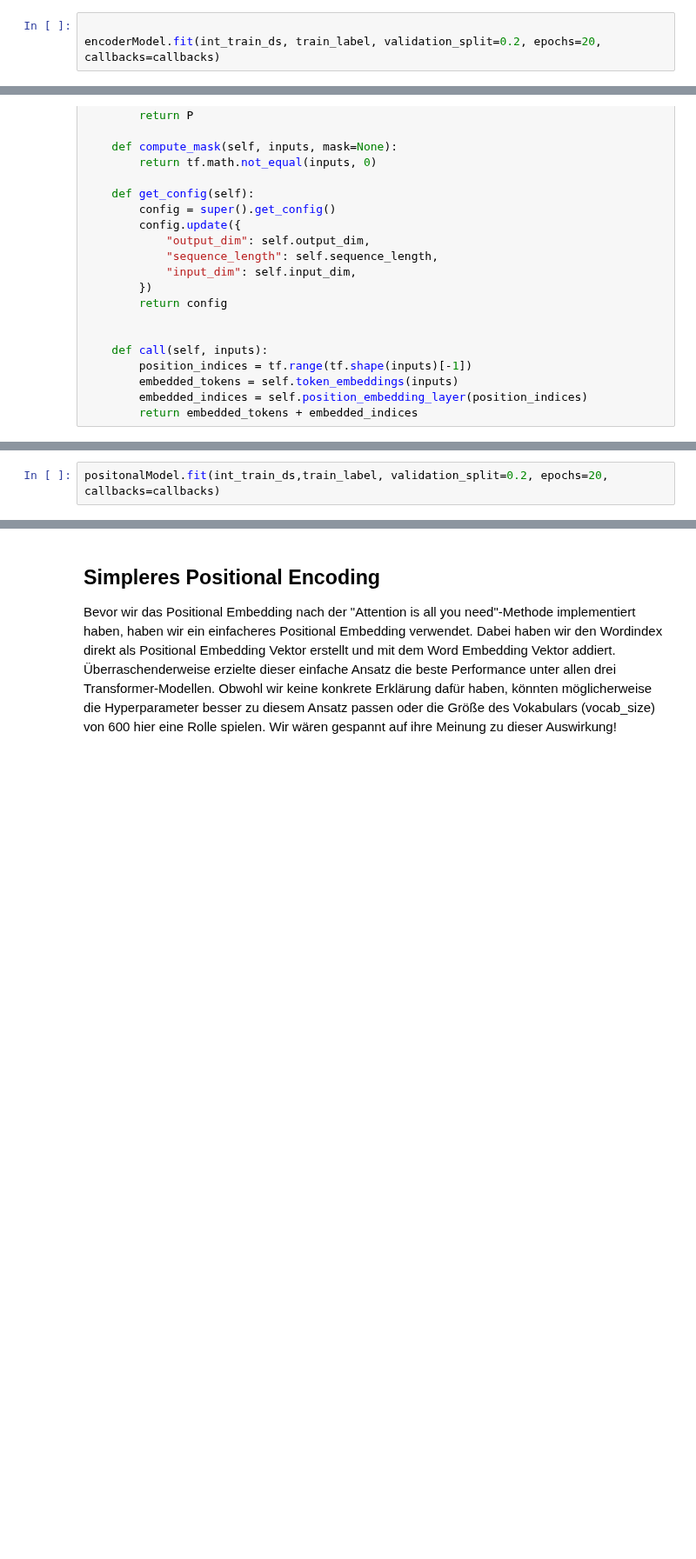
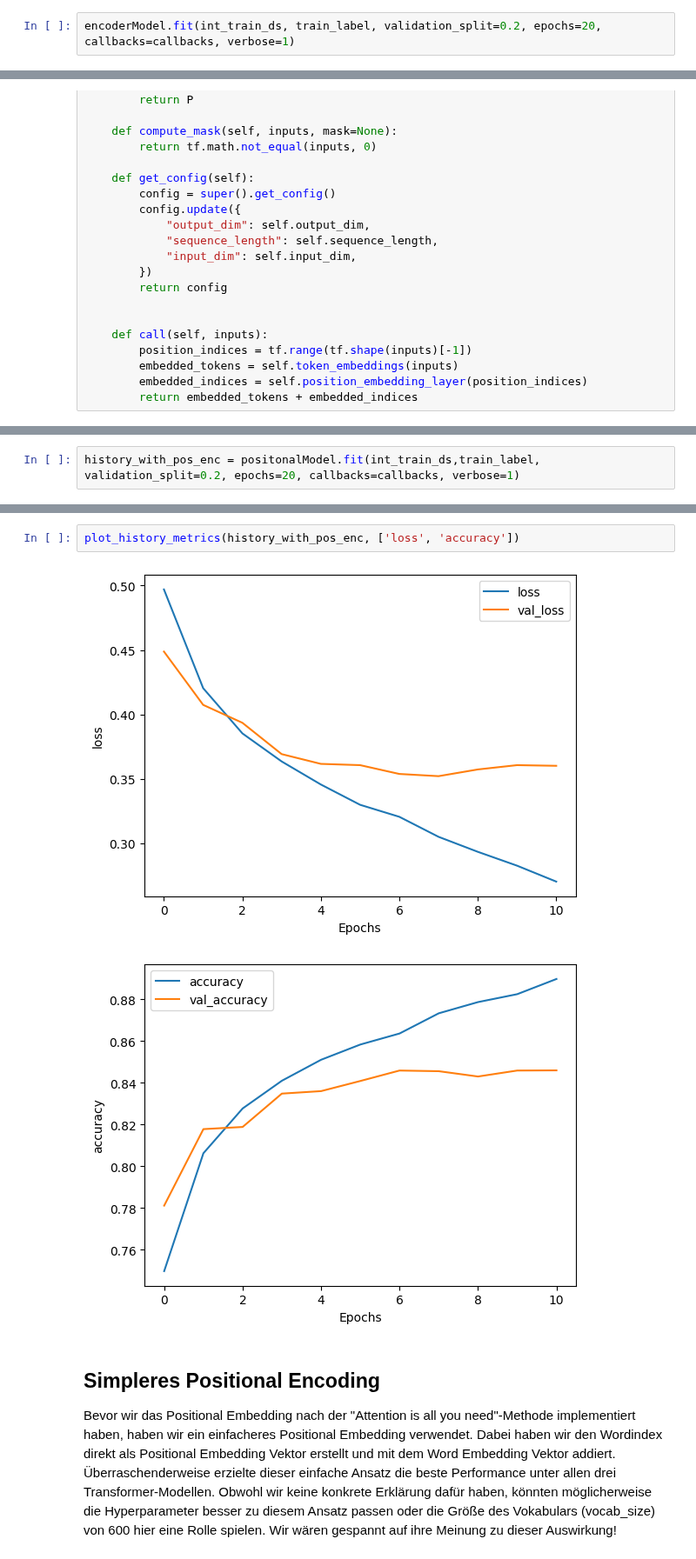
Before and after one commit to MaltePetersen/Sentiment-Analyse, a Jupyter notebook: 5.transformer.ipynb, the cells around one changed output, grey strips where cells are left out. Shown at 87% size. Cells and saved outputs as stored; diff of their text form; blank space fills up the shorter version.

```diff
--- a/5.transformer.ipynb
+++ b/5.transformer.ipynb
@@ -214,5 +276,4 @@ callbacks = [
     )
 ]
 # %%
-
-encoderModel.fit(int_train_ds, train_label, validation_split=0.2, epochs=20, callbacks=callbacks)
+encoderModel.fit(int_train_ds, train_label, validation_split=0.2, epochs=20, callbacks=callbacks, verbose=1)
@@ -308,2 +410,2 @@ positonalModel.summary()
 # %%
-positonalModel.fit(int_train_ds,train_label, validation_split=0.2, epochs=20, callbacks=callbacks)
+history_with_pos_enc = positonalModel.fit(int_train_ds,train_label, validation_split=0.2, epochs=20, callbacks=callbacks, verbose=1)
@@ -312,3 +435,8 @@ positonalModel.evaluate(int_test_ds, test_label)
+# %%
+plot_history_metrics(history_with_pos_enc, ['loss', 'accuracy'])
+# %% [output]
+[figure, added]
+[figure, added]
 # %% [markdown]
 ## Simpleres Positional Encoding
 Bevor wir das Positional Embedding nach der "Attention is all you need"-Methode implementiert haben, haben wir ein einfacheres Positional Embedding verwendet. Dabei haben wir den Wordindex direkt als Positional Embedding Vektor erstellt und mit dem Word Embedding Vektor addiert. Überraschenderweise erzielte dieser einfache Ansatz die beste Performance unter allen drei Transformer-Modellen. Obwohl wir keine konkrete Erklärung dafür haben, könnten möglicherweise die Hyperparameter besser zu diesem Ansatz passen oder die Größe des Vokabulars (vocab_size) von 600 hier eine Rolle spielen. Wir wären gespannt auf ihre Meinung zu dieser Auswirkung!
```
Also changed, not shown: parts of 22 cells of this notebook.
